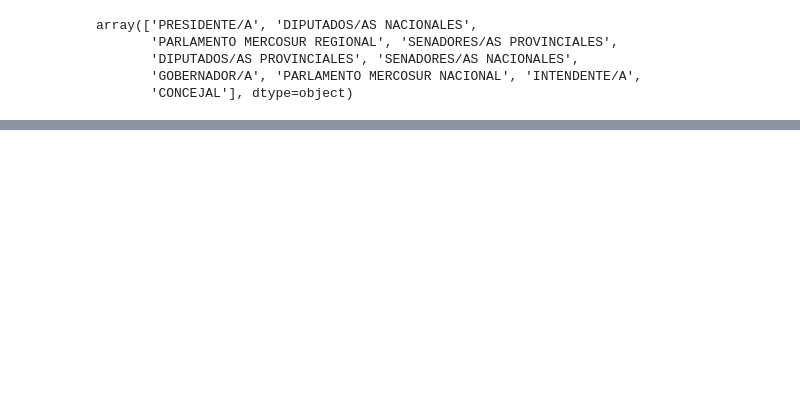
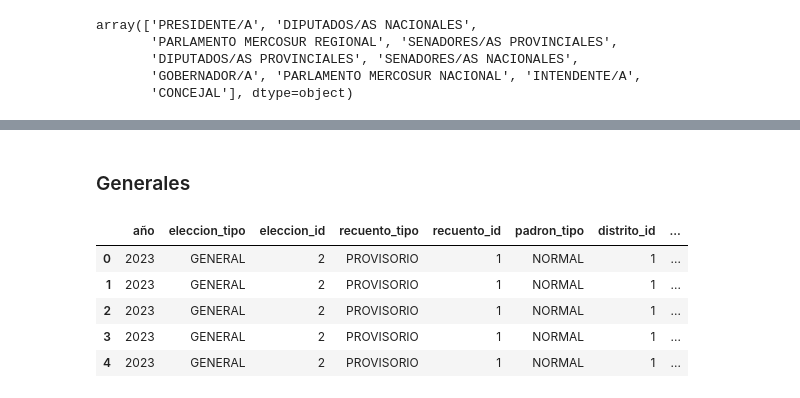
Before and after one commit to ASzklar/Ballotage_Argentina_2023, a Jupyter notebook: etl_eda.ipynb, the cells around one changed output, grey strips where cells are left out. Saved outputs shown, nothing was run; the diff lists cells and outputs as text; code cells hidden in the pictures; blank space fills up the shorter version.

```diff
--- a/etl_eda.ipynb
+++ b/etl_eda.ipynb
@@ -37,0 +105,11 @@ df_paso.tail()
+# %% [markdown]
+### Generales
+# %%
+df_generales.head()
+# %% [output]
+|  | año | eleccion_tipo | eleccion_id | recuento_tipo | recuento_id | padron_tipo | distrito_id | ... |
+| 0 | 2023 | GENERAL | 2 | PROVISORIO | 1 | NORMAL | 1 | ... |
+| 1 | 2023 | GENERAL | 2 | PROVISORIO | 1 | NORMAL | 1 | ... |
+| 2 | 2023 | GENERAL | 2 | PROVISORIO | 1 | NORMAL | 1 | ... |
+| 3 | 2023 | GENERAL | 2 | PROVISORIO | 1 | NORMAL | 1 | ... |
+| 4 | 2023 | GENERAL | 2 | PROVISORIO | 1 | NORMAL | 1 | ... |
```
Also changed, not shown: parts of 24 cells of this notebook, 1 other file.
